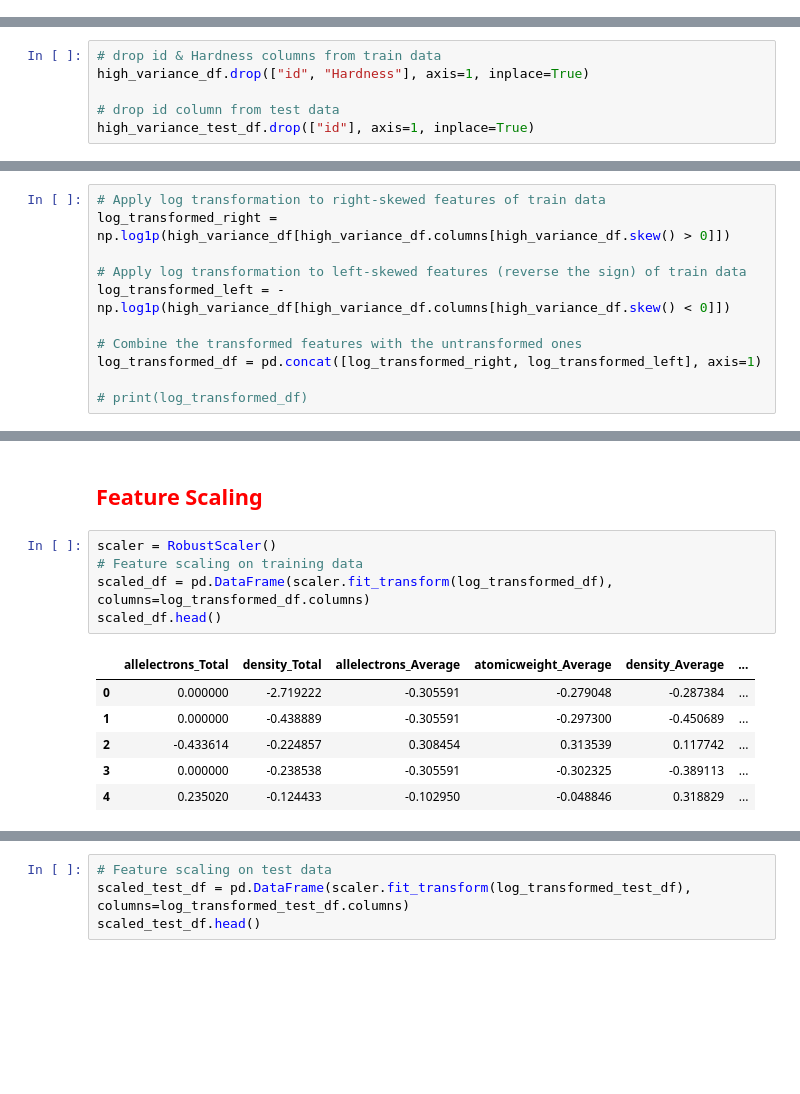
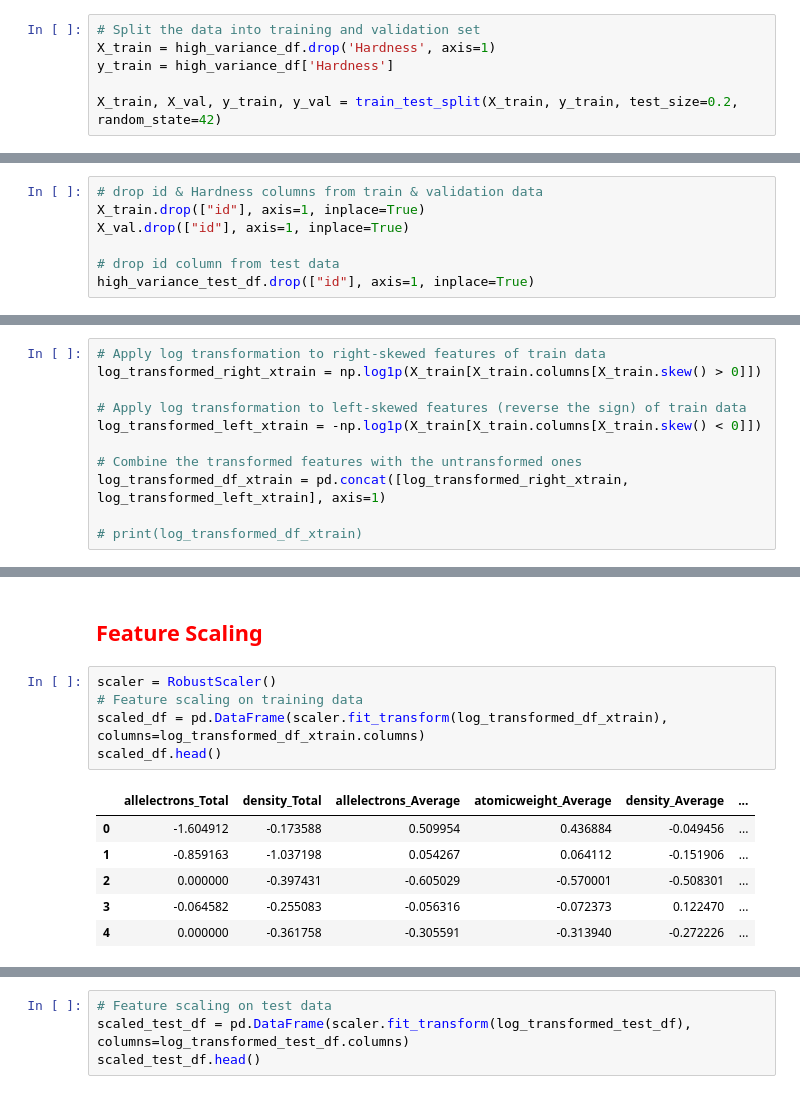
Before and after one commit to Abhinandan57/Abhinandan57, a Jupyter notebook: mohshardness-randomforestregressor.ipynb, the cells around one changed output, grey strips where cells are left out. Cells and saved outputs as stored; diff of their text form; blank space fills up the shorter version.

```diff
--- a/mohshardness-randomforestregressor.ipynb
+++ b/mohshardness-randomforestregressor.ipynb
@@ -362,11 +363,18 @@ high_variance_test_df.head()
 | 2 | 10409 | 116.0 | 7.767992 | 11.60 | 4.80 | 23.231818 | ... |
 | 3 | 10410 | 100.0 | 9.107996 | 10.00 | 4.80 | 20.298893 | ... |
 | 4 | 10411 | 55.0 | 4.030000 | 11.00 | 4.00 | 22.977675 | ... |
+# %%
+# Split the data into training and validation set
+X_train = high_variance_df.drop('Hardness', axis=1)
+y_train = high_variance_df['Hardness']
+
+X_train, X_val, y_train, y_val = train_test_split(X_train, y_train, test_size=0.2, random_state=42)
 # %% [markdown]
 <h2 style='color:red'>Data Transformation to handle skewness</h2>
 # %%
-# drop id & Hardness columns from train data
-high_variance_df.drop(["id", "Hardness"], axis=1, inplace=True)
+# drop id & Hardness columns from train & validation data
+X_train.drop(["id"], axis=1, inplace=True)
+X_val.drop(["id"], axis=1, inplace=True)
 
 # drop id column from test data
 high_variance_test_df.drop(["id"], axis=1, inplace=True)
@@ -382,15 +390,15 @@ high_variance_df.columns[high_variance_df.skew() < 0]
 Index(['val_e_Average', 'ionenergy_Average'], dtype='object')
 # %%
 # Apply log transformation to right-skewed features of train data
-log_transformed_right = np.log1p(high_variance_df[high_variance_df.columns[high_variance_df.skew() > 0]])
+log_transformed_right_xtrain = np.log1p(X_train[X_train.columns[X_train.skew() > 0]])
 
 # Apply log transformation to left-skewed features (reverse the sign) of train data
-log_transformed_left = -np.log1p(high_variance_df[high_variance_df.columns[high_variance_df.skew() < 0]])
+log_transformed_left_xtrain = -np.log1p(X_train[X_train.columns[X_train.skew() < 0]])
 
 # Combine the transformed features with the untransformed ones
-log_transformed_df = pd.concat([log_transformed_right, log_transformed_left], axis=1)
+log_transformed_df_xtrain = pd.concat([log_transformed_right_xtrain, log_transformed_left_xtrain], axis=1)
 
-# print(log_transformed_df)
+# print(log_transformed_df_xtrain)
 # %%
 # Display skewness after log transformation
 print("\nSkewness after log transformation:")
@@ -445,12 +464,12 @@ log_transformed_test_df = pd.concat([log_transformed_right_test, log_transformed
 # %%
 scaler = RobustScaler()
 # Feature scaling on training data
-scaled_df = pd.DataFrame(scaler.fit_transform(log_transformed_df), columns=log_transformed_df.columns)
+scaled_df = pd.DataFrame(scaler.fit_transform(log_transformed_df_xtrain), columns=log_transformed_df_xtrain.columns)
 scaled_df.head()
 # %% [output]
 |  | allelectrons_Total | density_Total | allelectrons_Average | atomicweight_Average | density_Average | ... |
-| 0 | 0.000000 | -2.719222 | -0.305591 | -0.279048 | -0.287384 | ... |
-| 1 | 0.000000 | -0.438889 | -0.305591 | -0.297300 | -0.450689 | ... |
-| 2 | -0.433614 | -0.224857 | 0.308454 | 0.313539 | 0.117742 | ... |
-| 3 | 0.000000 | -0.238538 | -0.305591 | -0.302325 | -0.389113 | ... |
-| 4 | 0.235020 | -0.124433 | -0.102950 | -0.048846 | 0.318829 | ... |
+| 0 | -1.604912 | -0.173588 | 0.509954 | 0.436884 | -0.049456 | ... |
+| 1 | -0.859163 | -1.037198 | 0.054267 | 0.064112 | -0.151906 | ... |
+| 2 | 0.000000 | -0.397431 | -0.605029 | -0.570001 | -0.508301 | ... |
+| 3 | -0.064582 | -0.255083 | -0.056316 | -0.072373 | 0.122470 | ... |
+| 4 | 0.000000 | -0.361758 | -0.305591 | -0.313940 | -0.272226 | ... |
```
Also changed, not shown: parts of 25 cells of this notebook.
